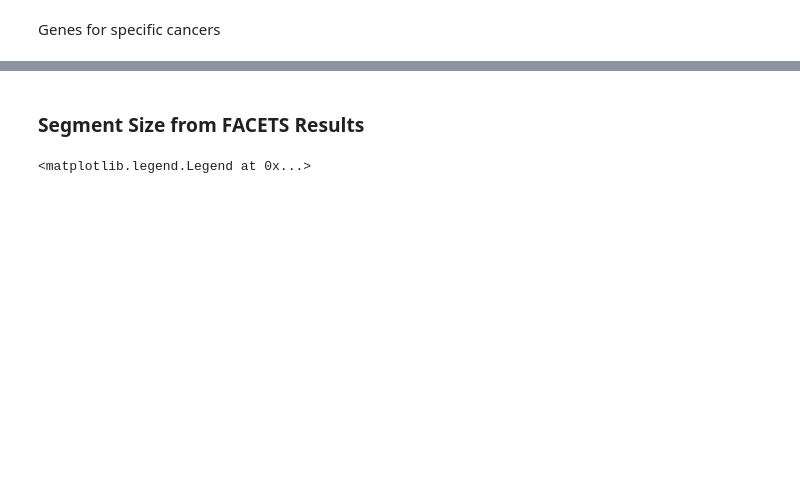
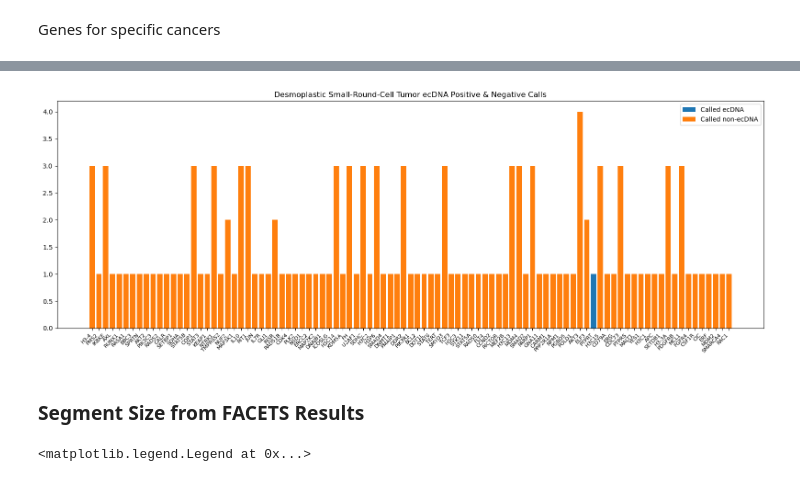
Before and after one commit to mskcc/Penguin, a Jupyter notebook: notebooks/echo_visualize.ipynb, the cells around one changed output, grey strips where cells are left out. Cells and saved outputs as stored; diff of their text form; code cells hidden in the pictures; blank space fills up the shorter version.

```diff
--- a/notebooks/echo_visualize.ipynb
+++ b/notebooks/echo_visualize.ipynb
@@ -1009,3 +1049,23 @@ fig.tight_layout()
+# %%
+plt.figure(figsize=(16, 6))
+
+for ctype in ['Desmoplastic Small-Round-Cell Tumor'] :
+        i = 13
+        labels = list((set(ctype_dicts[i].keys())).union(set(ctype_non_dicts[i].keys())))
+        values_dict1 = [ctype_dicts[i].get(label, 0) for label in labels]
+        values_dict2 = [ctype_non_dicts[i].get(label, 0) for label in labels]
+        plt.bar(labels, values_dict1)
+        plt.bar(labels, values_dict2, bottom = values_dict1)
+
+        plt.title(f"{ctype} ecDNA Positive & Negative Calls")
+        plt.xticks(rotation=45, ha = "right", fontsize=8)
+        plt.xlabel('')
+        plt.legend((p1[0], p2[0]), ('Called ecDNA', 'Called non-ecDNA'))
+
+plt.tight_layout()
+plt.savefig('dsrct.png')
+# %% [output]
+[figure, added]
 # %% [markdown]
 ### Segment Size from FACETS Results
 # %%
```
Also changed, not shown: parts of 39 cells of this notebook, 3 other files.
